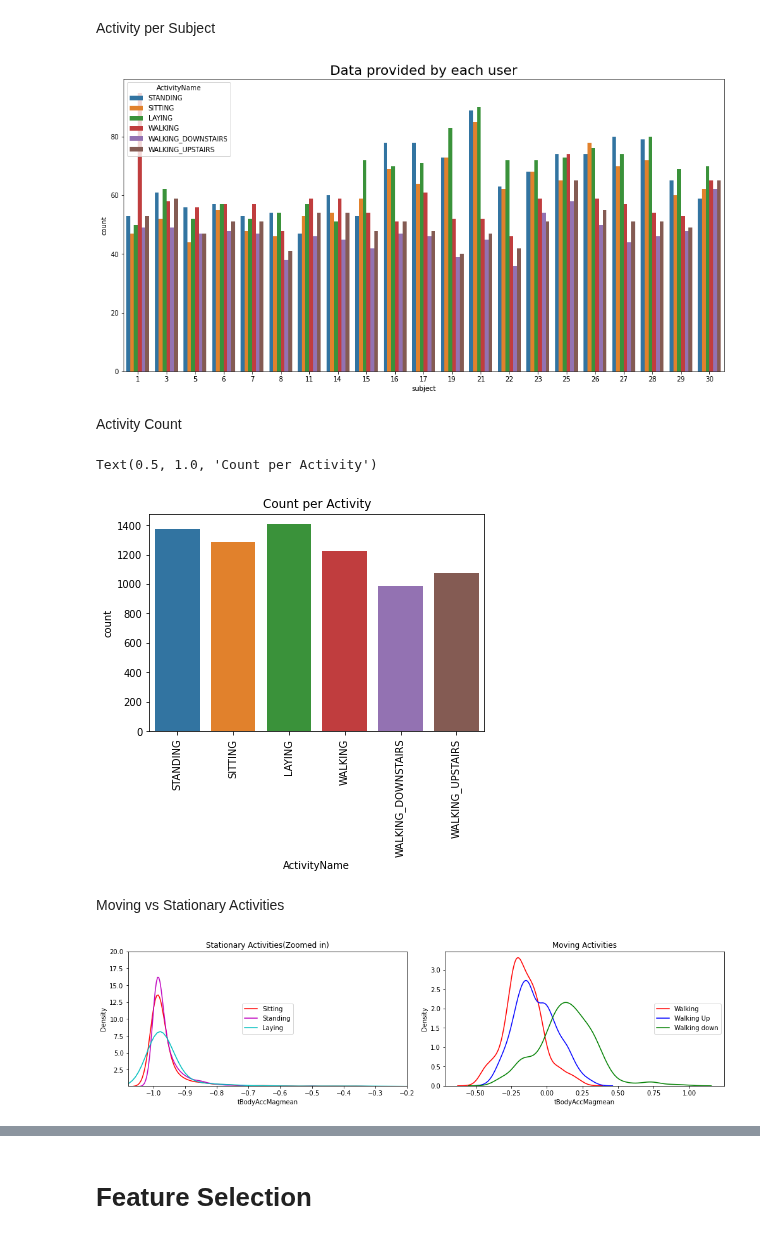
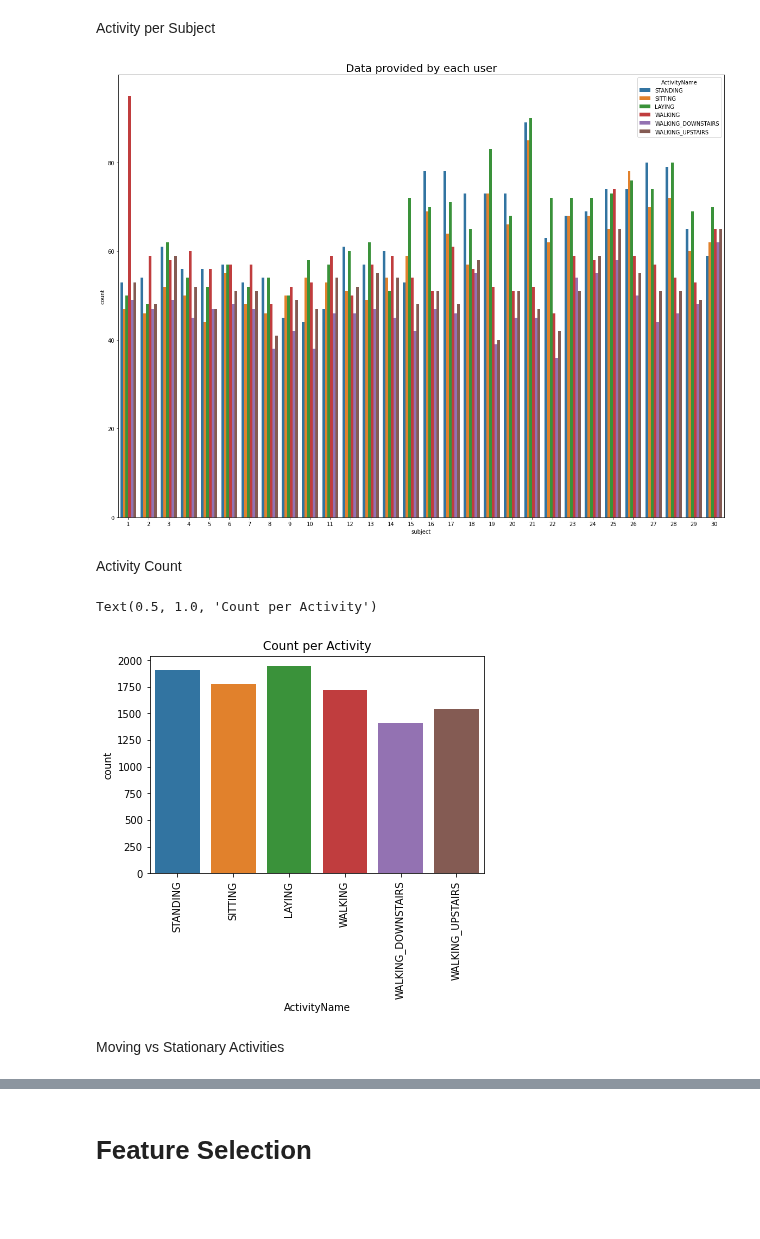
Before and after one commit to claredavies/MachineLearningCoursework, a Jupyter notebook: Assignment3/Assignment3HumanActivityRecognition.ipynb, the cells around one changed output, grey strips where cells are left out. Drawn from its saved outputs; the diff is of its cells as text; code cells hidden in the pictures; blank space fills up the shorter version.

Commit message:
Uses test and training data

```diff
--- a/Assignment3/Assignment3HumanActivityRecognition.ipynb
+++ b/Assignment3/Assignment3HumanActivityRecognition.ipynb
@@ -113,64 +139,34 @@ print('We have {} NaN/Null values in train'.format(train.isnull().values.sum()))
 # %% [output]
 We have 0 NaN/Null values in train
 # %%
-train.to_csv('train.csv', index=False)
-train = pd.read_csv('train.csv')
+df.to_csv('df.csv', index=False)
+df = pd.read_csv('df.csv')
 # %%
-columns = train.columns
+columns = df.columns
 
 # Removing '()' from column names
 columns = columns.str.replace('[()]','')
 columns = columns.str.replace('[-]', '')
 columns = columns.str.replace('[,]','')
 
-train.columns = columns
+df.columns = columns
 # %% [markdown]
 Activity per Subject
 # %%
-plt.figure(figsize=(16,8))
+plt.figure(figsize=(20,15))
 plt.title('Data provided by each user', fontsize=20)
-sns.countplot(x='subject',hue='ActivityName', data = train)
+sns.countplot(x='subject',hue='ActivityName', data = df)
 plt.show()
 # %% [output]
-[figure, old version]
+[figure, new version]
 # %% [markdown]
 Activity Count
 # %%
-sns.countplot(x ='ActivityName', data = train)
+sns.countplot(x ='ActivityName', data = df)
 plt.xticks(rotation=90)
 plt.title("Count per Activity")
 # %% [output]
 Text(0.5, 1.0, 'Count per Activity')
-[figure, old version]
+[figure, new version]
 # %% [markdown]
 Moving vs Stationary Activities
-# %%
-# for plotting purposes taking datapoints of each activity to a different dataframe
-df1 = train[train['Activity']==1]
-df2 = train[train['Activity']==2]
-df3 = train[train['Activity']==3]
-df4 = train[train['Activity']==4]
-df5 = train[train['Activity']==5]
-df6 = train[train['Activity']==6]
-
-plt.figure(figsize=(14,7))
-plt.subplot(2,2,1)
-plt.title('Stationary Activities(Zoomed in)')
-sns.distplot(df4['tBodyAccMagmean'],color = 'r',hist = False, label = 'Sitting')
-sns.distplot(df5['tBodyAccMagmean'],color = 'm',hist = False,label = 'Standing')
-sns.distplot(df6['tBodyAccMagmean'],color = 'c',hist = False, label = 'Laying')
-plt.axis([-1.08, -0.2, 0.1, 20])
-plt.legend(loc='center')
-
-plt.subplot(2,2,2)
-plt.title('Moving Activities')
-sns.distplot(df1['tBodyAccMagmean'],color = 'red',hist = False, label = 'Walking')
-sns.distplot(df2['tBodyAccMagmean'],color = 'blue',hist = False,label = 'Walking Up')
-sns.distplot(df3['tBodyAccMagmean'],color = 'green',hist = False, label = 'Walking down')
-plt.legend(loc='center right')
-
-
-plt.tight_layout()
-plt.show()
-# %% [output]
-[figure, removed]
```
Also changed, not shown: parts of 30 cells of this notebook.
